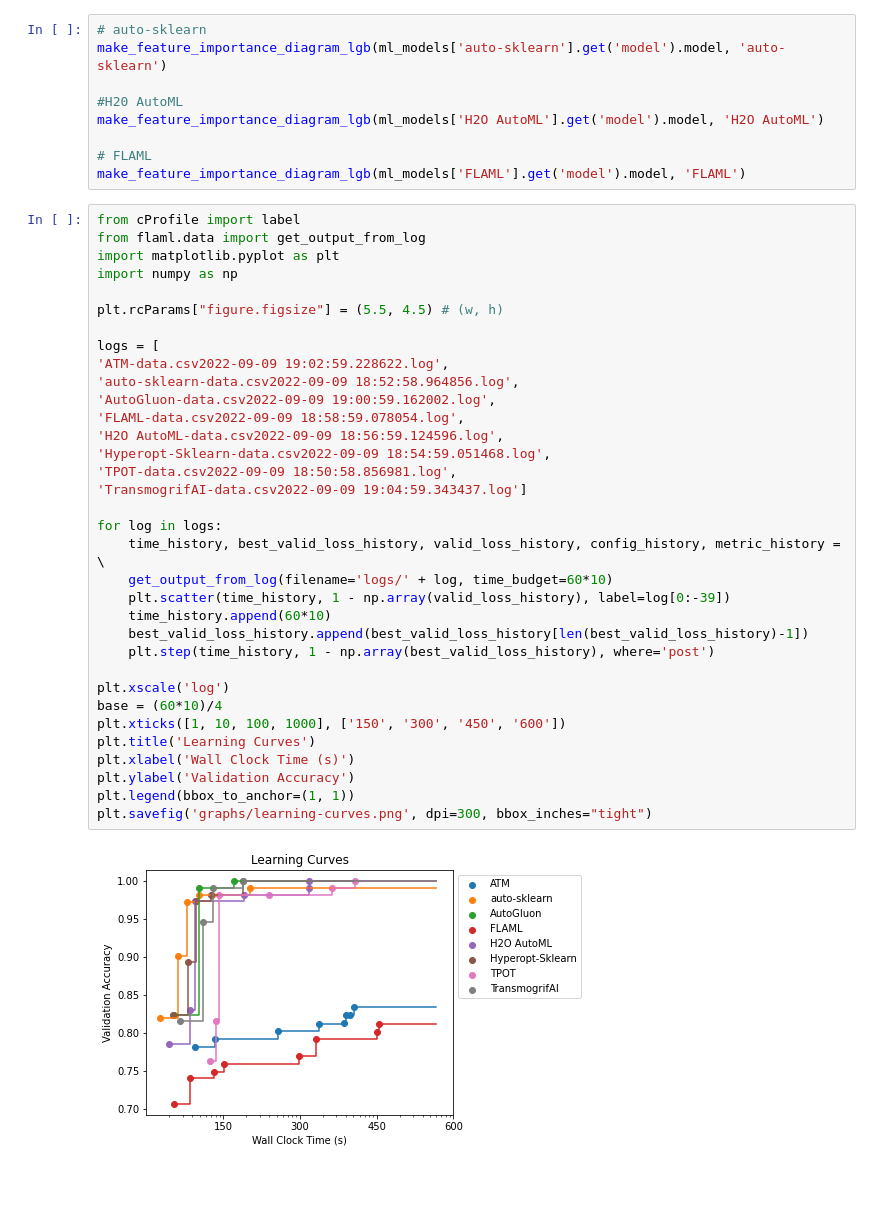
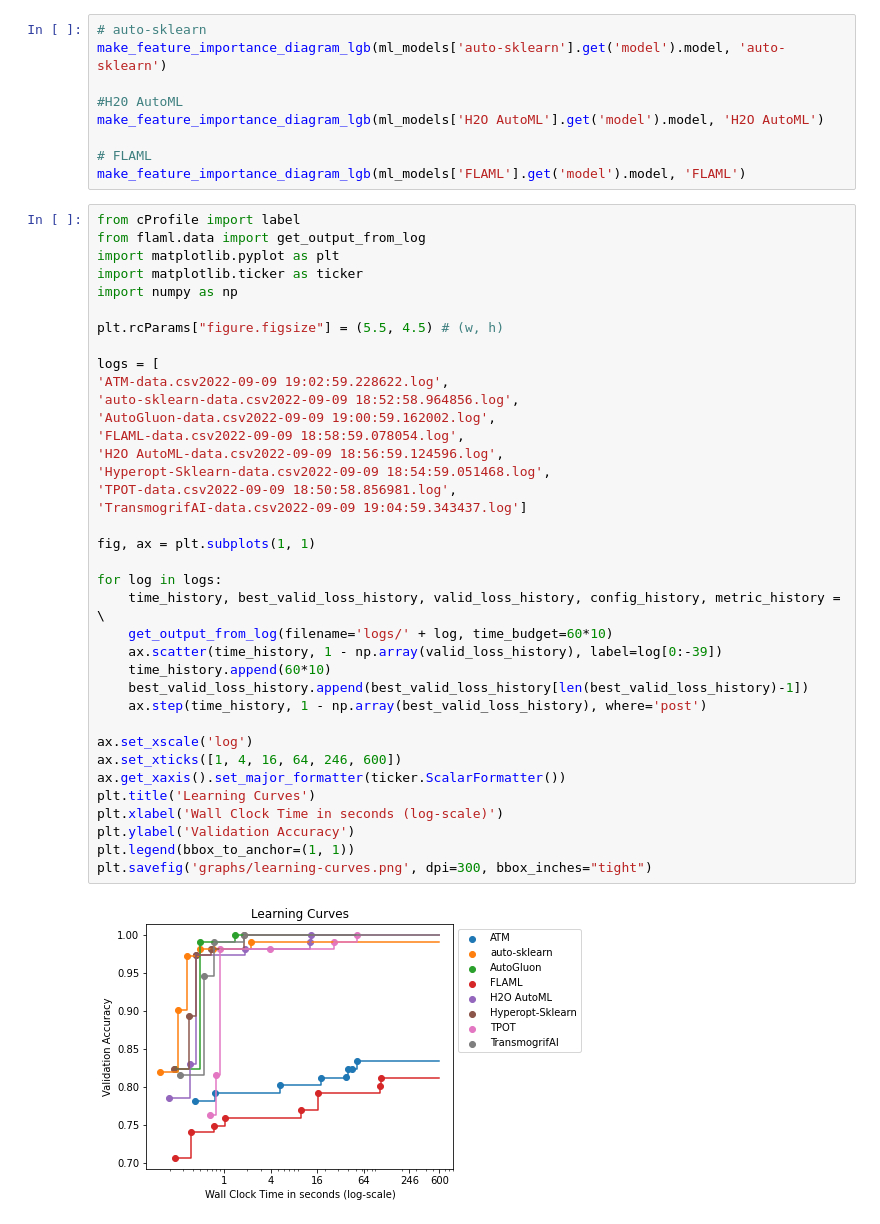
Before and after one commit to fvholten/AutoMLSelector, a Jupyter notebook: scripts/test-automlselector.ipynb, the cells around one changed output. Saved outputs shown, nothing was run; the diff lists cells and outputs as text; blank space fills up the shorter version.

Commit message:
update learning curve png

```diff
--- a/scripts/test-automlselector.ipynb
+++ b/scripts/test-automlselector.ipynb
@@ -102,36 +120,39 @@ make_feature_importance_diagram_lgb(ml_models['FLAML'].get('model').model, 'FLAM
 # %%
 from cProfile import label
 from flaml.data import get_output_from_log
 import matplotlib.pyplot as plt
+import matplotlib.ticker as ticker
 import numpy as np
 
 plt.rcParams["figure.figsize"] = (5.5, 4.5) # (w, h)
 
 logs = [
 'ATM-data.csv2022-09-09 19:02:59.228622.log',
 'auto-sklearn-data.csv2022-09-09 18:52:58.964856.log',
 'AutoGluon-data.csv2022-09-09 19:00:59.162002.log',
 'FLAML-data.csv2022-09-09 18:58:59.078054.log',
 'H2O AutoML-data.csv2022-09-09 18:56:59.124596.log',
 'Hyperopt-Sklearn-data.csv2022-09-09 18:54:59.051468.log',
 'TPOT-data.csv2022-09-09 18:50:58.856981.log',
 'TransmogrifAI-data.csv2022-09-09 19:04:59.343437.log']
 
+fig, ax = plt.subplots(1, 1)
+
 for log in logs:
     time_history, best_valid_loss_history, valid_loss_history, config_history, metric_history = \
     get_output_from_log(filename='logs/' + log, time_budget=60*10)
-    plt.scatter(time_history, 1 - np.array(valid_loss_history), label=log[0:-39])
+    ax.scatter(time_history, 1 - np.array(valid_loss_history), label=log[0:-39])
     time_history.append(60*10)
     best_valid_loss_history.append(best_valid_loss_history[len(best_valid_loss_history)-1])
-    plt.step(time_history, 1 - np.array(best_valid_loss_history), where='post')
+    ax.step(time_history, 1 - np.array(best_valid_loss_history), where='post')
 
-plt.xscale('log')
-base = (60*10)/4
-plt.xticks([1, 10, 100, 1000], ['150', '300', '450', '600'])
+ax.set_xscale('log')
+ax.set_xticks([1, 4, 16, 64, 246, 600])
+ax.get_xaxis().set_major_formatter(ticker.ScalarFormatter())
 plt.title('Learning Curves')
-plt.xlabel('Wall Clock Time (s)')
+plt.xlabel('Wall Clock Time in seconds (log-scale)')
 plt.ylabel('Validation Accuracy')
 plt.legend(bbox_to_anchor=(1, 1))
 plt.savefig('graphs/learning-curves.png', dpi=300, bbox_inches="tight")
 # %% [output]
-[figure, old version]
+[figure, new version]
```
Also changed, not shown: parts of 1 cell of this notebook, 2 other files.
